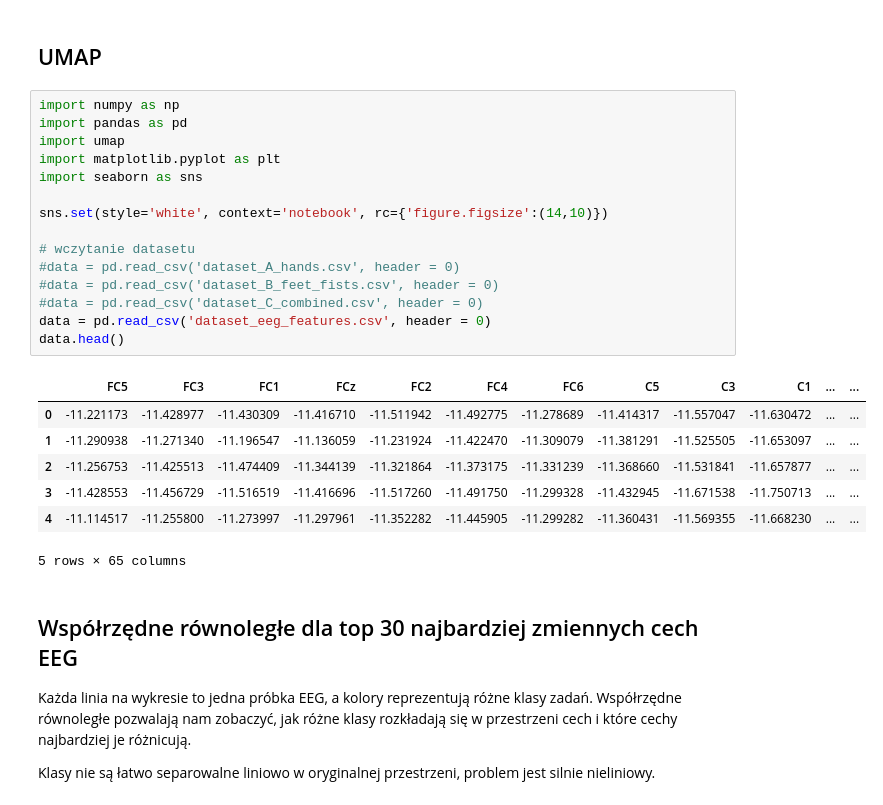
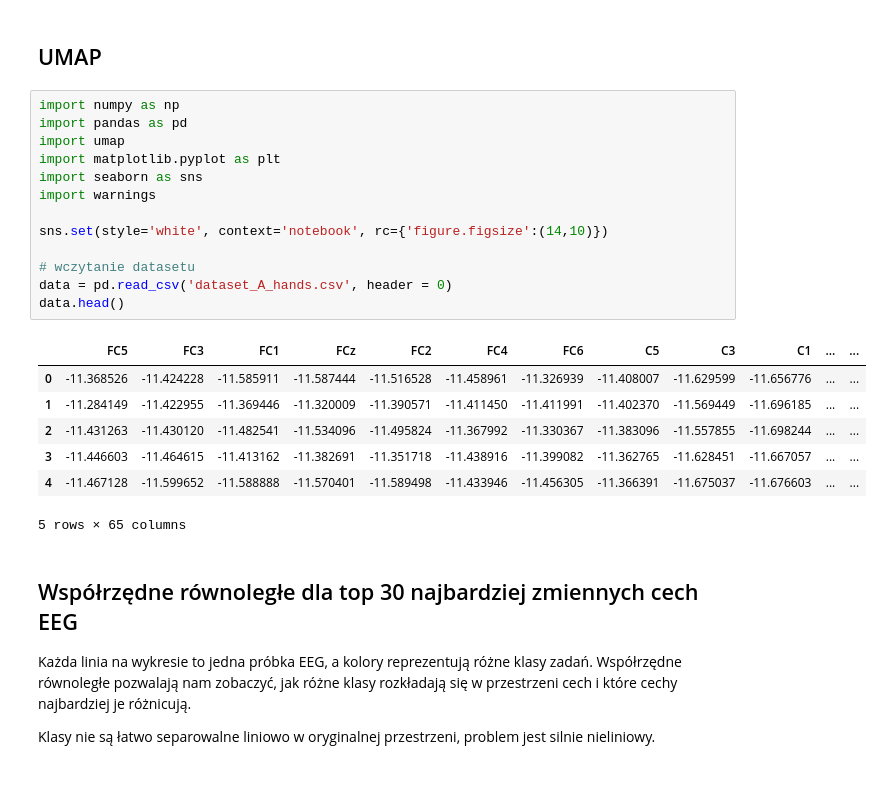
Before and after one commit to liwiaflorkiwicz/EEG_dimensiality_reduction, a Jupyter notebook: UMAP.ipynb, the cells around one changed output. Cells and saved outputs as stored; diff of their text form.

```diff
--- a/UMAP.ipynb
+++ b/UMAP.ipynb
@@ -3,25 +3,23 @@
 # %%
 import numpy as np
 import pandas as pd
 import umap
 import matplotlib.pyplot as plt
 import seaborn as sns
+import warnings
 
 sns.set(style='white', context='notebook', rc={'figure.figsize':(14,10)})
 
 # wczytanie datasetu
-#data = pd.read_csv('dataset_A_hands.csv', header = 0)
-#data = pd.read_csv('dataset_B_feet_fists.csv', header = 0)
-#data = pd.read_csv('dataset_C_combined.csv', header = 0)
-data = pd.read_csv('dataset_eeg_features.csv', header = 0)
+data = pd.read_csv('dataset_A_hands.csv', header = 0)
 data.head()
 # %% [output]
 |  | FC5 | FC3 | FC1 | FCz | FC2 | FC4 | FC6 | C5 | C3 | C1 | ... | ... |
-| 0 | -11.221173 | -11.428977 | -11.430309 | -11.416710 | -11.511942 | -11.492775 | -11.278689 | -11.414317 | -11.557047 | -11.630472 | ... | ... |
-| 1 | -11.290938 | -11.271340 | -11.196547 | -11.136059 | -11.231924 | -11.422470 | -11.309079 | -11.381291 | -11.525505 | -11.653097 | ... | ... |
-| 2 | -11.256753 | -11.425513 | -11.474409 | -11.344139 | -11.321864 | -11.373175 | -11.331239 | -11.368660 | -11.531841 | -11.657877 | ... | ... |
-| 3 | -11.428553 | -11.456729 | -11.516519 | -11.416696 | -11.517260 | -11.491750 | -11.299328 | -11.432945 | -11.671538 | -11.750713 | ... | ... |
-| 4 | -11.114517 | -11.255800 | -11.273997 | -11.297961 | -11.352282 | -11.445905 | -11.299282 | -11.360431 | -11.569355 | -11.668230 | ... | ... |
+| 0 | -11.368526 | -11.424228 | -11.585911 | -11.587444 | -11.516528 | -11.458961 | -11.326939 | -11.408007 | -11.629599 | -11.656776 | ... | ... |
+| 1 | -11.284149 | -11.422955 | -11.369446 | -11.320009 | -11.390571 | -11.411450 | -11.411991 | -11.402370 | -11.569449 | -11.696185 | ... | ... |
+| 2 | -11.431263 | -11.430120 | -11.482541 | -11.534096 | -11.495824 | -11.367992 | -11.330367 | -11.383096 | -11.557855 | -11.698244 | ... | ... |
+| 3 | -11.446603 | -11.464615 | -11.413162 | -11.382691 | -11.351718 | -11.438916 | -11.399082 | -11.362765 | -11.628451 | -11.667057 | ... | ... |
+| 4 | -11.467128 | -11.599652 | -11.588888 | -11.570401 | -11.589498 | -11.433946 | -11.456305 | -11.366391 | -11.675037 | -11.676603 | ... | ... |
 5 rows × 65 columns
 # %% [markdown]
 ## Współrzędne równoległe dla top 30 najbardziej zmiennych cech EEG
```
Also changed, not shown: parts of 13 cells of this notebook.
